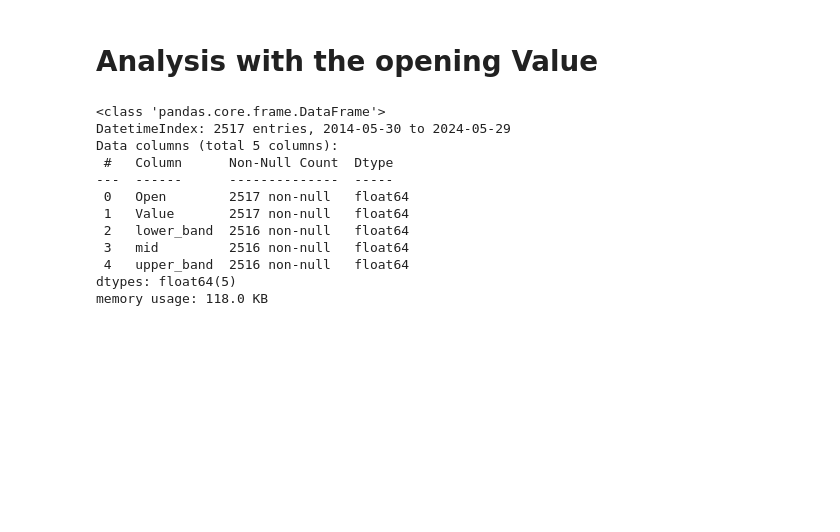
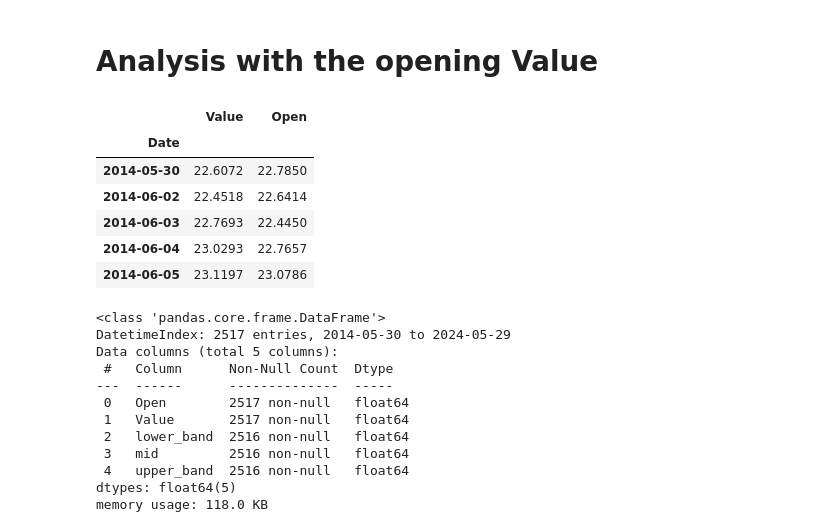
Before and after one commit to carlosgutierrezch/LSTM_Forecast, a Jupyter notebook: notebooks/EDA.ipynb, the cells around one changed output. Saved outputs shown, nothing was run; the diff lists cells and outputs as text; code cells hidden in the pictures; blank space fills up the shorter version.

```diff
--- a/notebooks/EDA.ipynb
+++ b/notebooks/EDA.ipynb
@@ -304,3 +245,15 @@ df_open.rename(columns={'Close/Last':'Value'},inplace=True)
+# %%
+df_open= pd.read_csv('../Data/apple.csv',sep=',',encoding='utf-8')                            # Reading the data
+df_open= TimeConfig.time_transformation(df_open,['Close/Last','Open'])
+df_open.head()
+# %% [output]
+|  | Value | Open |
+| Date |  |  |
+| 2014-05-30 | 22.6072 | 22.7850 |
+| 2014-06-02 | 22.4518 | 22.6414 |
+| 2014-06-03 | 22.7693 | 22.4450 |
+| 2014-06-04 | 23.0293 | 22.7657 |
+| 2014-06-05 | 23.1197 | 23.0786 |
 # %%
 df_open[['lower_band', 'mid', 'upper_band' ]] = ta.bbands(df_open.Value, length=2, std=2).iloc[:, :3]
 # %%
```
Also changed, not shown: parts of 36 cells of this notebook, 1 other file.
